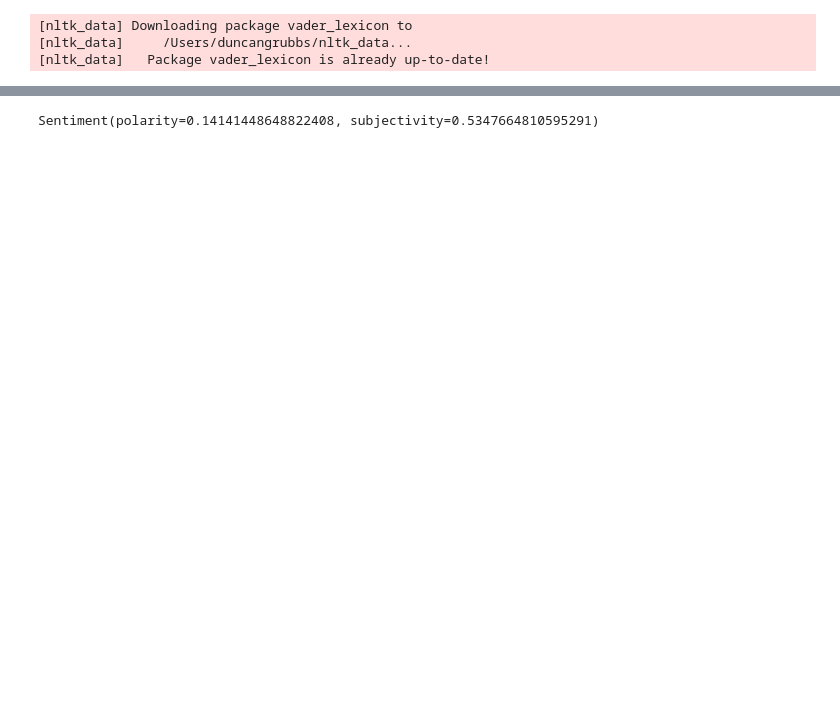
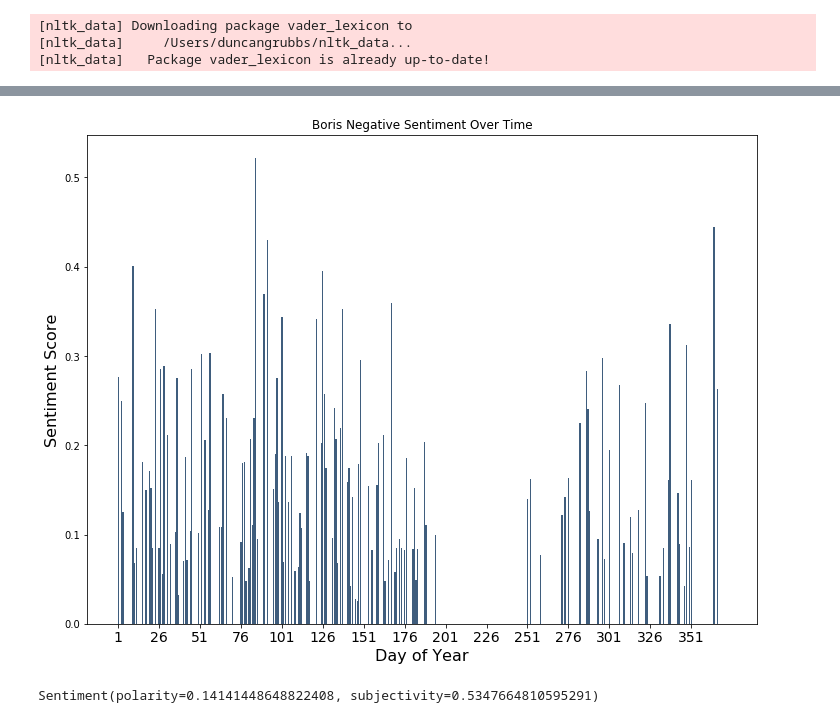
Before and after one commit to duncangrubbs/political-sentiment, a Jupyter notebook: Data Processing.ipynb, the cells around one changed output, grey strips where cells are left out. Saved outputs shown, nothing was run; the diff lists cells and outputs as text; code cells hidden in the pictures; blank space fills up the shorter version.

```diff
--- a/Data Processing.ipynb
+++ b/Data Processing.ipynb
@@ -76,3 +74,33 @@ print(avg)
+# %%
+def sentiment_over_time(tweets, sent):
+    sentiment = []
+    time = []
+    for tweet in tweets:
+        ss = sid.polarity_scores(tweet['text'])
+        sentiment.append(ss[sent])
+        date = tweet['date'].split('-')
+        time.append(31 * (int(date[1]) - 1) + int(date[2][0:3]))
+    return sentiment, time
+
+ns, nt = sentiment_over_time(boris_tweets, 'neg')
+nns, nnt = sentiment_over_time(boris_tweets, 'neu')
+ps, pt = sentiment_over_time(boris_tweets, 'pos')
+# %%
+def plot_sentiment_over_time(s, t, title):
+    plt.figure(figsize=(12, 9))
+    plt.title(title)
+    plt.xticks(fontsize=14)
+    plt.xticks(np.arange(min(t), max(t)+1, 25))
+    plt.xlabel("Day of Year", fontsize=16)
+    plt.ylabel("Sentiment Score", fontsize=16)
+    plt.bar(t, s, color="#3F5D7D")
+    plt.show()
+
+plot_sentiment_over_time(ns, nt, 'Boris Negative Sentiment Over Time')
+# plot_sentiment_over_time(nns, nnt)
+# plot_sentiment_over_time(ps, pt)
+# %% [output]
+[figure, added]
 # %%
 analysis = TextBlob(clean_tweet(dt_text))
 analysis.sentiment
```
Also changed, not shown: parts of 8 cells of this notebook, 1 other file.
